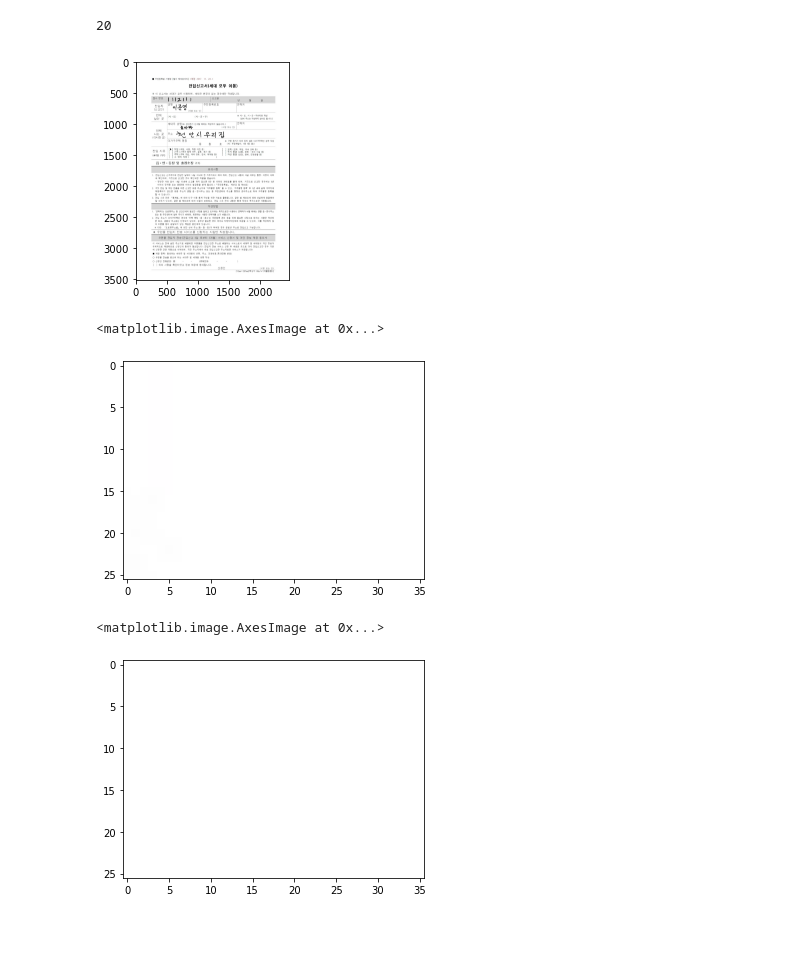
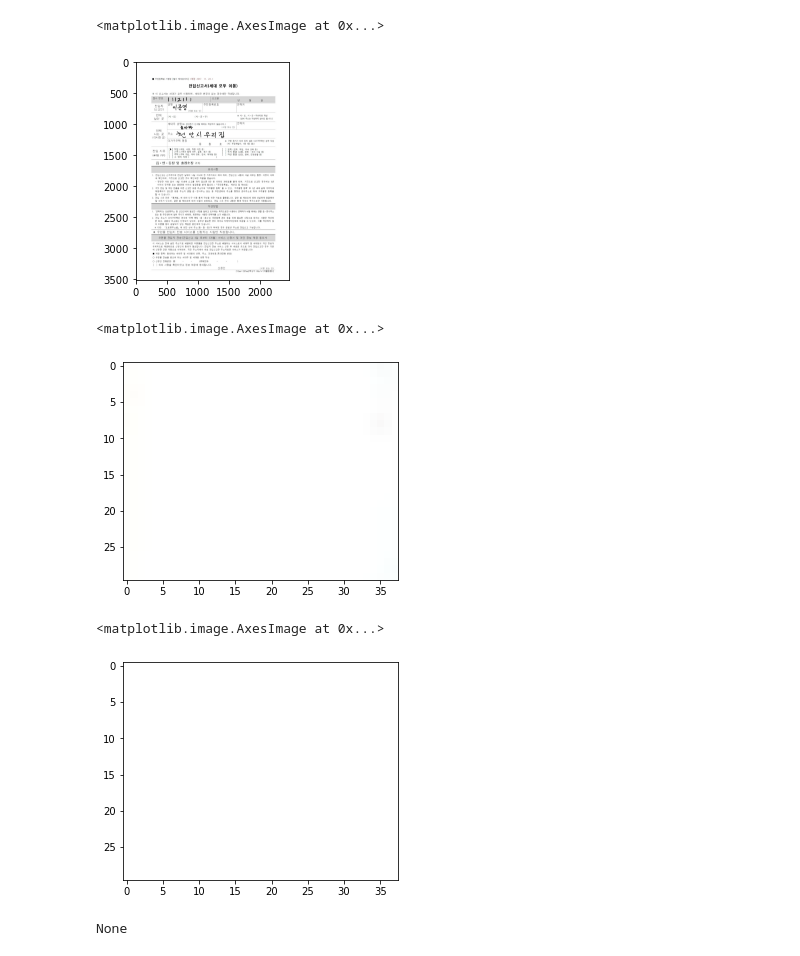
Before and after one commit to RockhoRockho/FG_Vision, a Jupyter notebook: vision.ipynb, the cells around one changed output. Cells and saved outputs as stored; diff of their text form; code cells hidden in the pictures; blank space fills up the shorter version.

```diff
--- a/vision.ipynb
+++ b/vision.ipynb
@@ -321,30 +56,28 @@ img1 = cv2.resize(img, (2480, 3508))
 form = 0
 
 plt.imshow(img1)
-
-print(len(json_data[0]['lot']))
 # %% [output]
-20
+<matplotlib.image.AxesImage at 0x...>
 [figure]
 # %%
-i = 15
+i = 13
 
 w = json_data[form]['lot'][i]['w']
 h = json_data[form]['lot'][i]['h']
 cx = json_data[form]['lot'][i]['cx']
 cy = json_data[form]['lot'][i]['cy']
 label = json_data[form]['lot'][i]['label']
 n_type = json_data[form]['lot'][i]['type']
 
 img2 = cv2.getRectSubPix(
             img1,
             patchSize=(w, h),
             center=(cx, cy),
     )
 plt.imshow(img2)
 # %% [output]
 <matplotlib.image.AxesImage at 0x...>
-[figure, old version]
+[figure, new version]
 # %%
 img_gray = cv2.cvtColor(img2, cv2.COLOR_BGR2GRAY)
 img_blur = cv2.GaussianBlur(img_gray, (5, 5), 0)
@@ -358,7 +91,14 @@ bbb = cv2.bitwise_not(aaa)
 plt.imshow(bbb)
 # %% [output]
 <matplotlib.image.AxesImage at 0x...>
-[figure, old version]
+[figure, new version]
+# %%
+contours, hierarchy= cv2.findContours(img_th.copy(),
+                             cv2.RETR_EXTERNAL, cv2.CHAIN_APPROX_SIMPLE)
+
+print(hierarchy)
+# %% [output]
+None
 # %%
 contours, hierarchy= cv2.findContours(img_th.copy(),
                              cv2.RETR_EXTERNAL, cv2.CHAIN_APPROX_SIMPLE)
```
Also changed, not shown: parts of 7 cells of this notebook, 3 other files.
